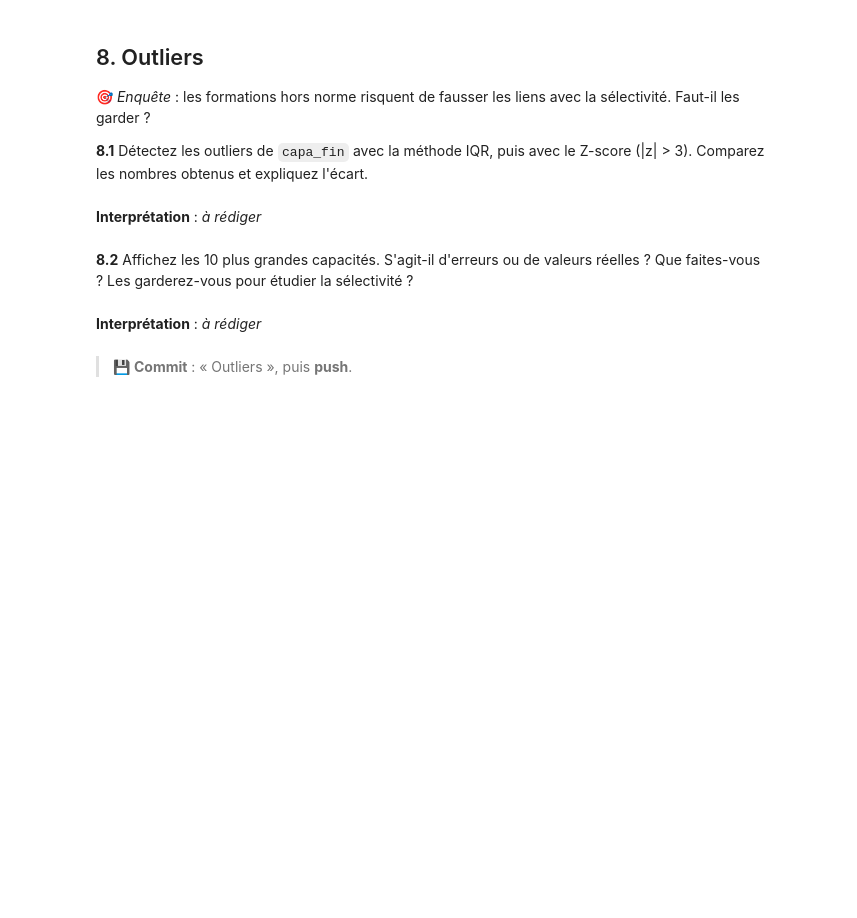
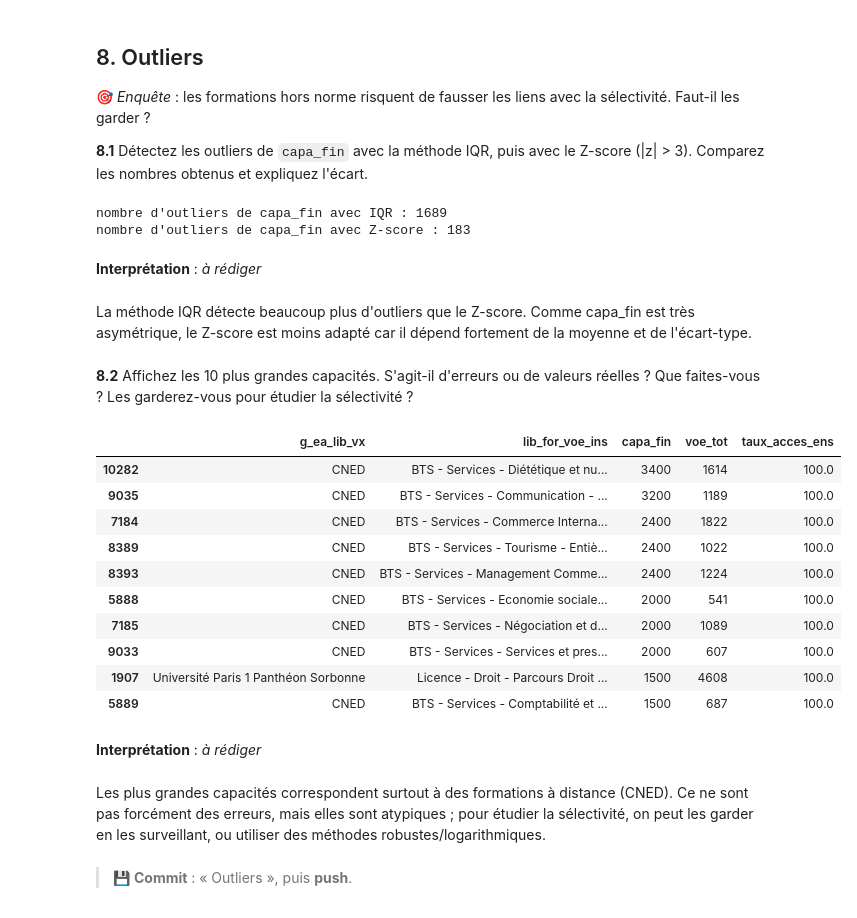
Before and after one commit to Anaisblk/Analyse-Parcoursup, a Jupyter notebook: TP_Parcoursup.ipynb, the cells around one changed output. Cells and saved outputs as stored; diff of their text form; code cells hidden in the pictures; blank space fills up the shorter version.

Commit message:
Outliers

```diff
--- a/TP_Parcoursup.ipynb
+++ b/TP_Parcoursup.ipynb
@@ -508,12 +508,44 @@ La demande est donc très concentrée et donc se rapproche d'une distribution de
 🎯 *Enquête* : les formations hors norme risquent de fausser les liens avec la sélectivité. Faut-il les garder ?
 
 **8.1** Détectez les outliers de `capa_fin` avec la méthode IQR, puis avec le Z-score (|z| > 3). Comparez les nombres obtenus et expliquez l'écart.
+# %%
+# Outliers de capa_fin avec IQR puis avec Z-score (|z| > 3)
+
+iqr = df['capa_fin'].quantile(0.75) - df['capa_fin'].quantile(0.25)
+lower_bound = df['capa_fin'].quantile(0.25) - 1.5 * iqr
+upper_bound = df['capa_fin'].quantile(0.75) + 1.5 * iqr
+print(f"nombre d'outliers de capa_fin avec IQR : {len(df[(df['capa_fin'] < lower_bound) | (df['capa_fin'] > upper_bound)])}")
+
+z_scores = (df['capa_fin'] - df['capa_fin'].mean()) / df['capa_fin'].std()
+outliers_z = df[np.abs(z_scores) > 3]
+print(f"nombre d'outliers de capa_fin avec Z-score : {len(outliers_z)}")
+# %% [output]
+nombre d'outliers de capa_fin avec IQR : 1689
+nombre d'outliers de capa_fin avec Z-score : 183
 # %% [markdown]
 **Interprétation** : _à rédiger_
+# %% [markdown]
+La méthode IQR détecte beaucoup plus d'outliers que le Z-score. Comme capa_fin est très asymétrique, le Z-score est moins adapté car il dépend fortement de la moyenne et de l'écart-type.
 # %% [markdown]
 **8.2** Affichez les 10 plus grandes capacités. S'agit-il d'erreurs ou de valeurs réelles ? Que faites-vous ? Les garderez-vous pour étudier la sélectivité ?
+# %%
+df.nlargest(10, "capa_fin")[["g_ea_lib_vx", "lib_for_voe_ins", "capa_fin", "voe_tot", "taux_acces_ens"]]
+# %% [output]
+|  | g_ea_lib_vx | lib_for_voe_ins | capa_fin | voe_tot | taux_acces_ens |
+| 10282 | CNED | BTS - Services - Diététique et nu... | 3400 | 1614 | 100.0 |
+| 9035 | CNED | BTS - Services - Communication - ... | 3200 | 1189 | 100.0 |
+| 7184 | CNED | BTS - Services - Commerce Interna... | 2400 | 1822 | 100.0 |
+| 8389 | CNED | BTS - Services - Tourisme - Entiè... | 2400 | 1022 | 100.0 |
+| 8393 | CNED | BTS - Services - Management Comme... | 2400 | 1224 | 100.0 |
+| 5888 | CNED | BTS - Services - Economie sociale... | 2000 | 541 | 100.0 |
+| 7185 | CNED | BTS - Services - Négociation et d... | 2000 | 1089 | 100.0 |
+| 9033 | CNED | BTS - Services - Services et pres... | 2000 | 607 | 100.0 |
+| 1907 | Université Paris 1 Panthéon Sorbonne | Licence - Droit - Parcours Droit ... | 1500 | 4608 | 100.0 |
+| 5889 | CNED | BTS - Services - Comptabilité et ... | 1500 | 687 | 100.0 |
 # %% [markdown]
 **Interprétation** : _à rédiger_
+# %% [markdown]
+Les plus grandes capacités correspondent surtout à des formations à distance (CNED). Ce ne sont pas forcément des erreurs, mais elles sont atypiques ; pour étudier la sélectivité, on peut les garder en les surveillant, ou utiliser des méthodes robustes/logarithmiques.
 # %% [markdown]
 > 💾 **Commit** : « Outliers », puis **push**.
 # %% [markdown]
```
